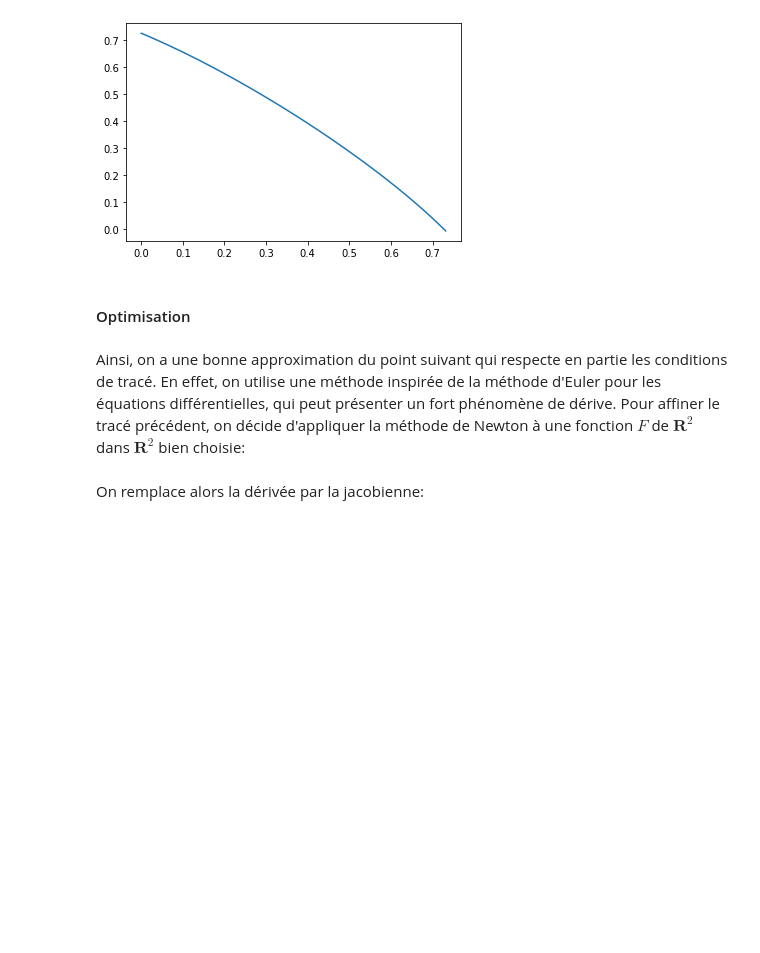
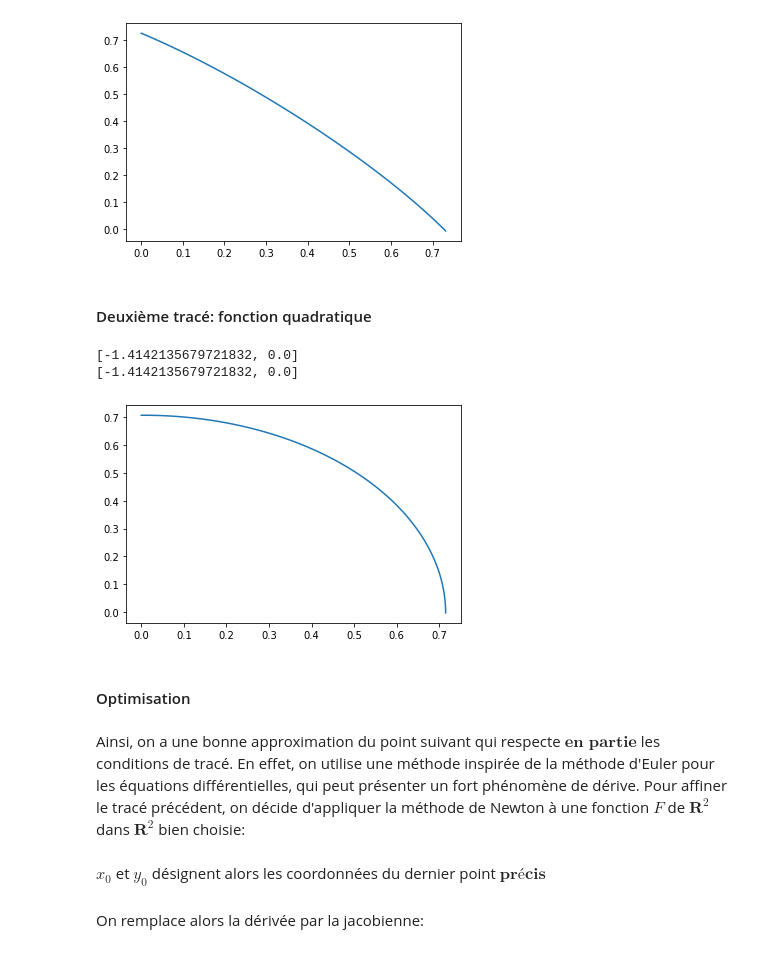
Before and after one commit to lmoeneclaey/Projet_Maths_Info, a Jupyter notebook: Projet_Maths_Info.ipynb, the cells around one changed output. Drawn from its saved outputs; the diff is of its cells as text; code cells hidden in the pictures; blank space fills up the shorter version.

```diff
--- a/Projet_Maths_Info.ipynb
+++ b/Projet_Maths_Info.ipynb
@@ -103,10 +104,23 @@ plt.show()
 [2.0895076707781244, -1.364410742138914]
 [2.0895076707781244, -1.364410742138914]
 [figure]
+# %% [markdown]
+#### Deuxième tracé: fonction quadratique
+# %%
+def h(x,y):
+    '''Fonction dont on veut tracer le graphe'''
+    return (x**2 + y**2)
+# %%
+plt.plot(simple_contour(h,0.5)[0],simple_contour(h,0.5)[1])
+plt.show()
+# %% [output]
+[-1.4142135679721832, 0.0]
+[-1.4142135679721832, 0.0]
+[figure, added]
 # %% [markdown]
 #### Optimisation
 # %% [markdown]
-Ainsi, on a une bonne approximation du point suivant qui respecte en partie les conditions de tracé.
+Ainsi, on a une bonne approximation du point suivant qui respecte $\textbf{en partie}$ les conditions de tracé.
 En effet, on utilise une méthode inspirée de la méthode d'Euler pour les équations différentielles, qui peut présenter un fort phénomène de dérive.
 Pour affiner le tracé précédent, on décide d'appliquer la méthode de Newton à une fonction $F$ de $\mathbf{R}^2$ dans $\mathbf{R}^2$ bien choisie:
 # %%
@@ -116,3 +130,5 @@ def F(x, y, x0, y0, c, delta):
+# %% [markdown]
+$x_0$ et $y_0$ désignent alors les coordonnées du dernier point $\textbf{précis}$
 # %% [markdown]
 On remplace alors la dérivée par la jacobienne:
 # %%
```
Also changed, not shown: parts of 11 cells of this notebook.
